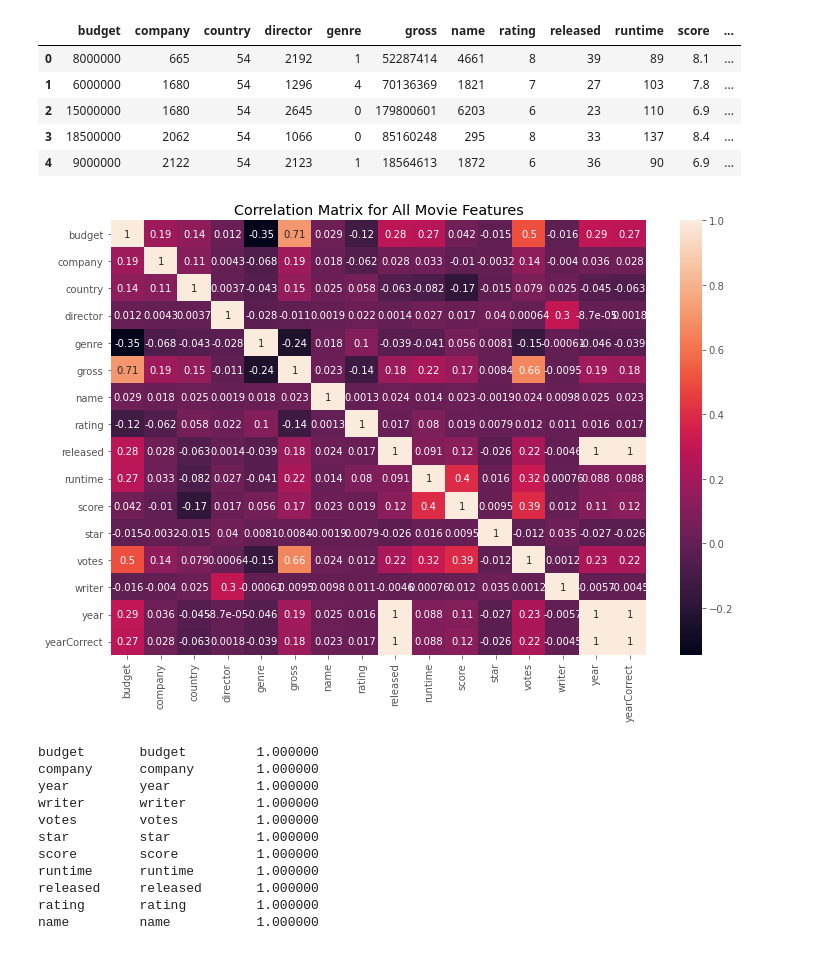
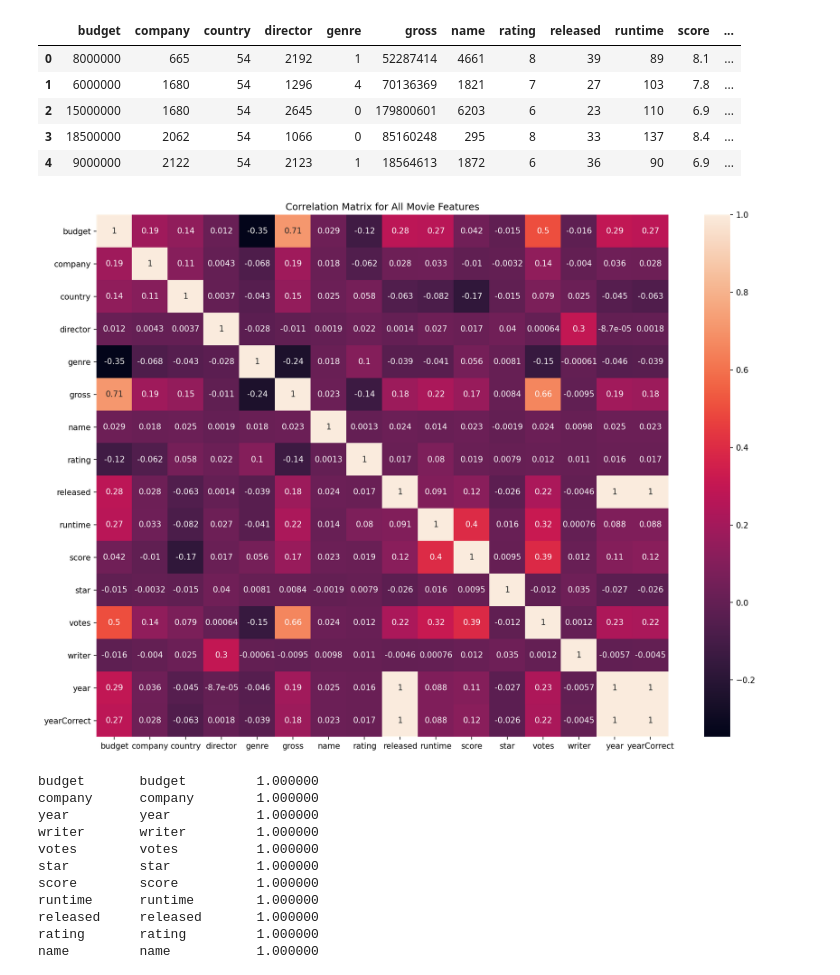
Before and after one commit to AvinashBisram/Data-Analysis-Projects, a Jupyter notebook: Movie Correlation with Python/Movie Correlation with Python.ipynb, the cells around one changed output. Cells and saved outputs as stored; diff of their text form; code cells hidden in the pictures.

```diff
--- a/Movie Correlation with Python/Movie Correlation with Python.ipynb
+++ b/Movie Correlation with Python/Movie Correlation with Python.ipynb
@@ -9,7 +9,6 @@ import numpy as np
 
 import matplotlib
 import matplotlib.pyplot as plt
-plt.style.use('ggplot')
 from matplotlib.pyplot import figure
 
 %matplotlib inline
@@ -19,7 +18,7 @@ from matplotlib.pyplot import figure
 # Using Kaggle's "Movie Industry" Dataset
 # https://www.kaggle.com/danielgrijalvas/movies/version/2
 
-df = pd.read_csv(r'C:\Users\avist\OneDrive\Desktop\Coding\Python Correlation\movies.csv')
+df = pd.read_csv(r'movie_correlation.csv')
 # %% [markdown]
 <h2><b>Initial Data Exploration</b></h2>
 # %%
@@ -160,10 +220,10 @@ df_numerized.head()
 # %%
 correlation_matrix2 = df_numerized.corr(method='pearson')
 
-plt.figure(figsize=(12,8))
+plt.figure(figsize=(16,12), dpi=150)
 plt.title('Correlation Matrix for All Movie Features')
 sns.heatmap(data=correlation_matrix2, annot=True)
 plt.show()
 # %% [output]
-[figure, old version]
+[figure, new version]
 # %%
```
Also changed, not shown: parts of 19 cells of this notebook.
